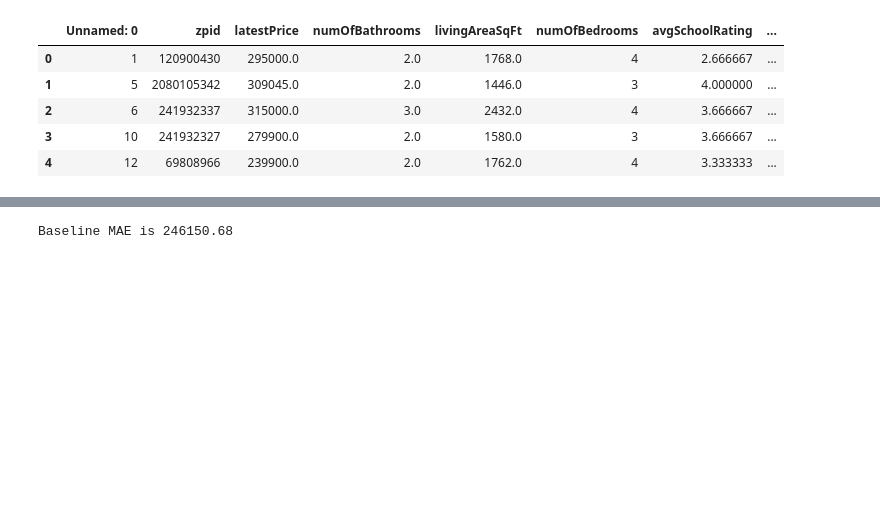
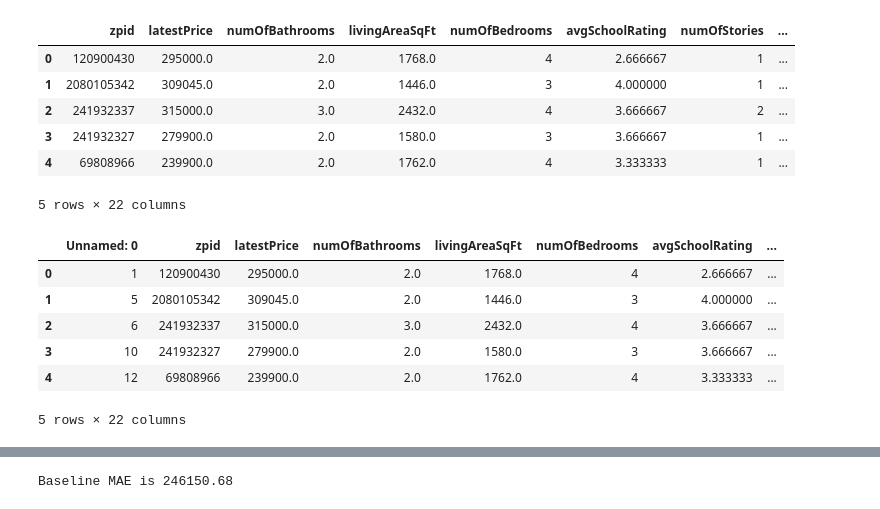
Before and after one commit to dannyvchu/Housing-Market-Analysis, a Jupyter notebook: notebook/xgboost_optimization_2020.ipynb, the cells around one changed output, grey strips where cells are left out. Drawn from its saved outputs; the diff is of its cells as text; code cells hidden in the pictures; blank space fills up the shorter version.

```diff
--- a/notebook/xgboost_optimization_2020.ipynb
+++ b/notebook/xgboost_optimization_2020.ipynb
@@ -15,7 +25,20 @@ import seaborn as sns
+# %%
+#pull 2020 data from pgAdmin
+
+df = pd.read_sql('regressionzip_2020', db_string)
+df.head()
+# %% [output]
+|  | zpid | latestPrice | numOfBathrooms | livingAreaSqFt | numOfBedrooms | avgSchoolRating | numOfStories | ... |
+| 0 | 120900430 | 295000.0 | 2.0 | 1768.0 | 4 | 2.666667 | 1 | ... |
+| 1 | 2080105342 | 309045.0 | 2.0 | 1446.0 | 3 | 4.000000 | 1 | ... |
+| 2 | 241932337 | 315000.0 | 3.0 | 2432.0 | 4 | 3.666667 | 2 | ... |
+| 3 | 241932327 | 279900.0 | 2.0 | 1580.0 | 3 | 3.666667 | 1 | ... |
+| 4 | 69808966 | 239900.0 | 2.0 | 1762.0 | 4 | 3.333333 | 1 | ... |
+5 rows × 22 columns
 # %%
 # Import data
-df = pd.read_csv(Path('../resources/regressiondata_2020.csv'))
-df.head()
+# df = pd.read_csv(Path('../resources/regressiondata_2020.csv'))
+# df.head()
 # %% [output]
 |  | Unnamed: 0 | zpid | latestPrice | numOfBathrooms | livingAreaSqFt | numOfBedrooms | avgSchoolRating | ... |
 | 0 | 1 | 120900430 | 295000.0 | 2.0 | 1768.0 | 4 | 2.666667 | ... |
@@ -23,6 +46,7 @@ df.head()
 | 2 | 6 | 241932337 | 315000.0 | 3.0 | 2432.0 | 4 | 3.666667 | ... |
 | 3 | 10 | 241932327 | 279900.0 | 2.0 | 1580.0 | 3 | 3.666667 | ... |
 | 4 | 12 | 69808966 | 239900.0 | 2.0 | 1762.0 | 4 | 3.333333 | ... |
+5 rows × 22 columns
 # %%
 df.columns
 # %% [output]
```
Also changed, not shown: parts of 16 cells of this notebook, 8 other files.
